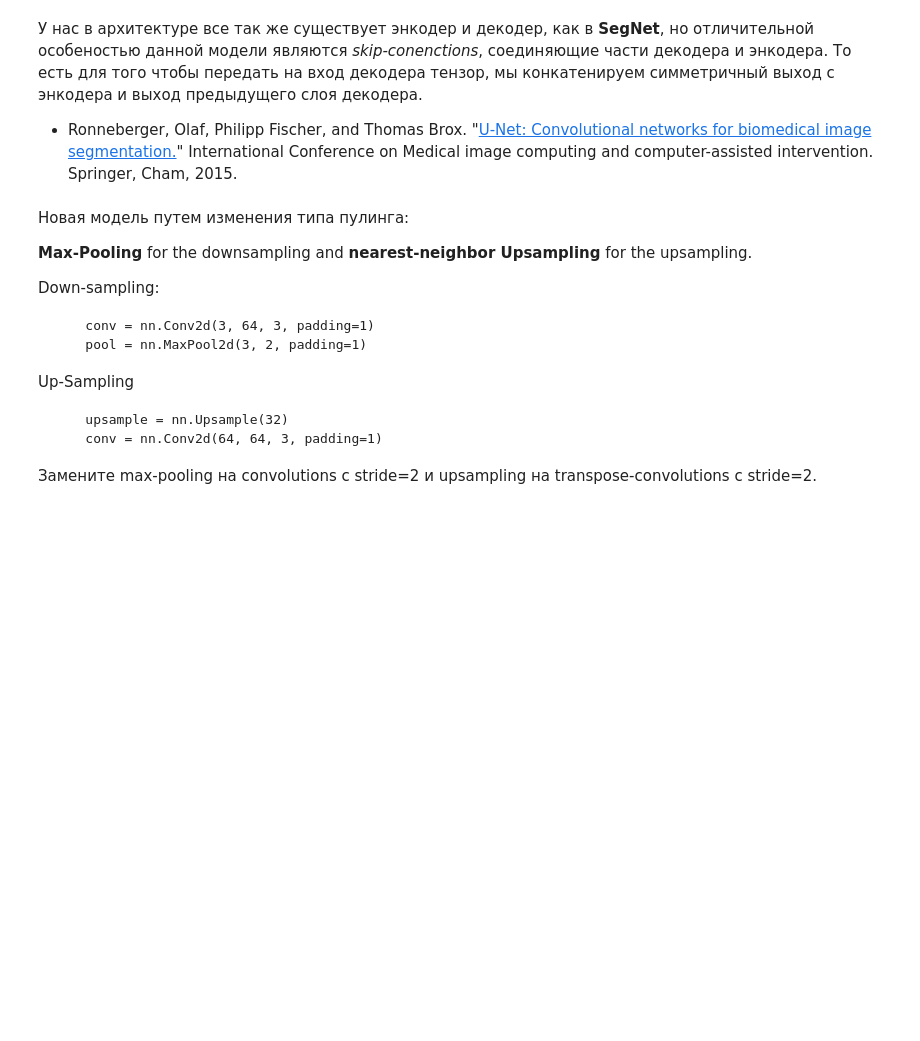
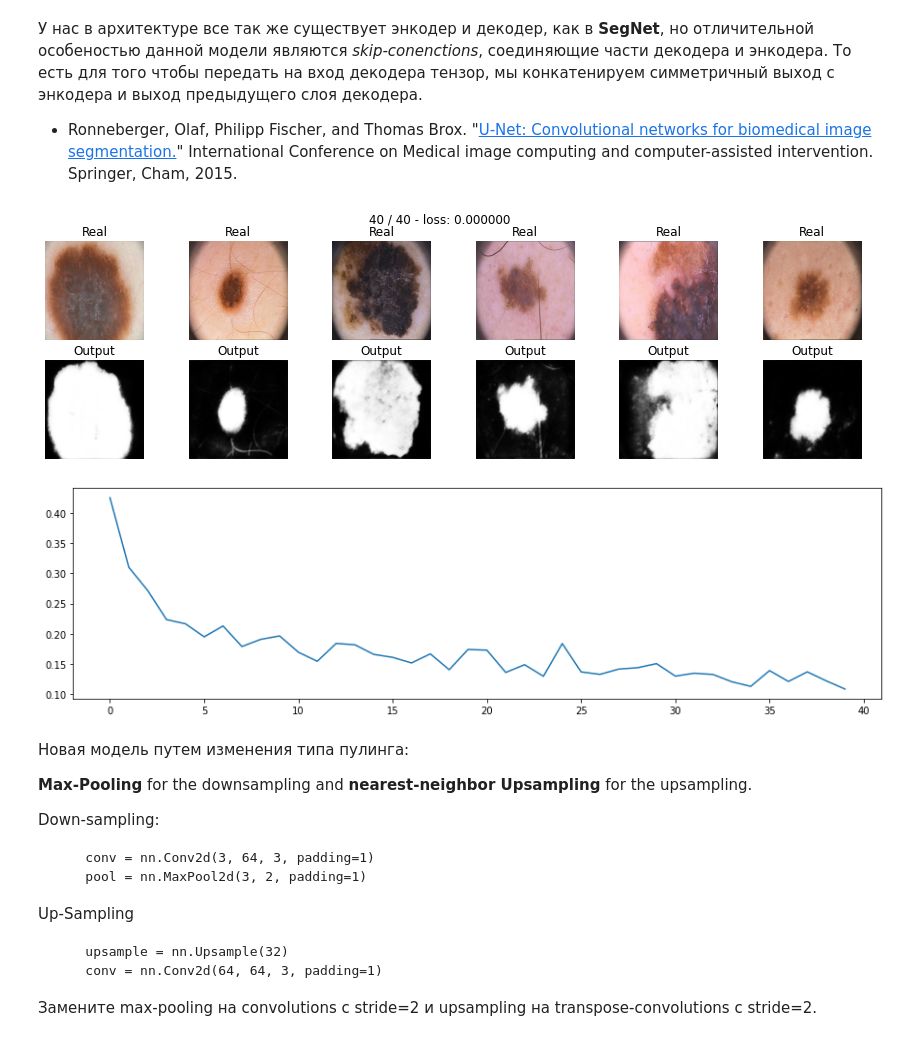
Before and after one commit to OlegTkhor/DLS_homework, a Jupyter notebook: [hw]semantic_segmentation.ipynb, the cells around one changed output. Cells and saved outputs as stored; diff of their text form; code cells hidden in the pictures; blank space fills up the shorter version.

```diff
--- a/[hw]semantic_segmentation.ipynb
+++ b/[hw]semantic_segmentation.ipynb
@@ -760,4 +764,10 @@ class UNet(nn.Module):
         return d3
 # %%
 unet_model = UNet().to(device)
-unet_model, unet_loss = train(unet_model, optim.Adam(unet_model.parameters()), nn.BCELoss(), 20, data_tr, data_val)
+unet_model, unet_loss = train(unet_model, optim.Adam(unet_model.parameters()), nn.BCELoss(), 40, data_tr, data_val)
+unet_model.to('cpu')
+plt.plot(unet_loss)
+plt.show()
+# %% [output]
+[figure, added]
+[figure, added]
```
Also changed, not shown: parts of 18 cells of this notebook.
